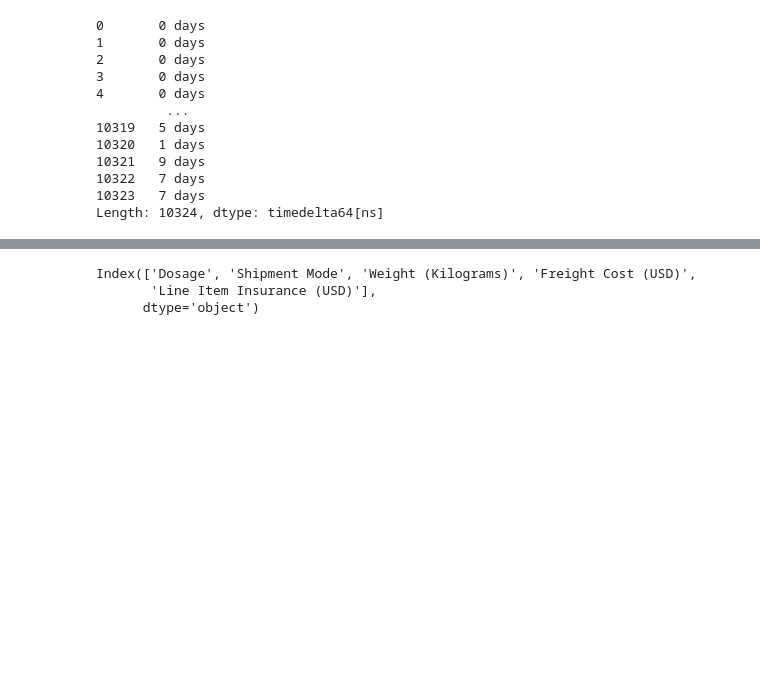
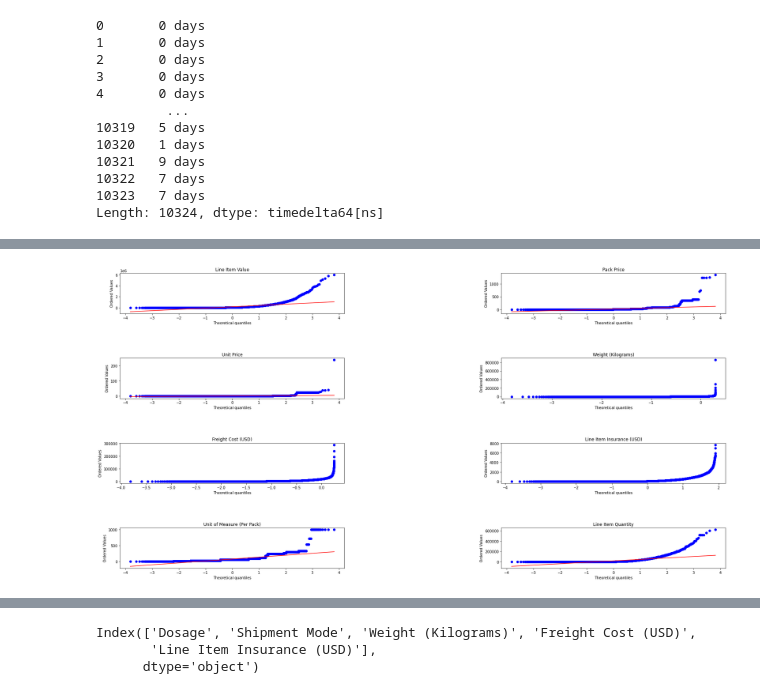
Before and after one commit to Shashank-Sundi/NOTEBOOKS, a Jupyter notebook: SHIPMENT-PRICING.ipynb, the cells around one changed output, grey strips where cells are left out. Drawn from its saved outputs; the diff is of its cells as text; code cells hidden in the pictures; blank space fills up the shorter version.

```diff
--- a/SHIPMENT-PRICING.ipynb
+++ b/SHIPMENT-PRICING.ipynb
@@ -228,0 +272,20 @@ Length: 10324, dtype: timedelta64[ns]
+# %%
+# Checking Normality of distribution using Normal Probability Plot
+
+from scipy import stats
+
+fig,ax=plt.subplots(4,2,figsize=(30,15))
+plt.subplots_adjust(
+                    wspace=0.7,
+                    hspace=1.1)
+
+a,b=0,0
+for col in num_index:
+    stats.probplot(data[col],plot=ax[a,b])
+    ax[a,b].set_title(col)
+    b+=1
+    if b==2:
+        b=0
+        a+=1
+# %% [output]
+[figure, added]
```
Also changed, not shown: parts of 23 cells of this notebook.
